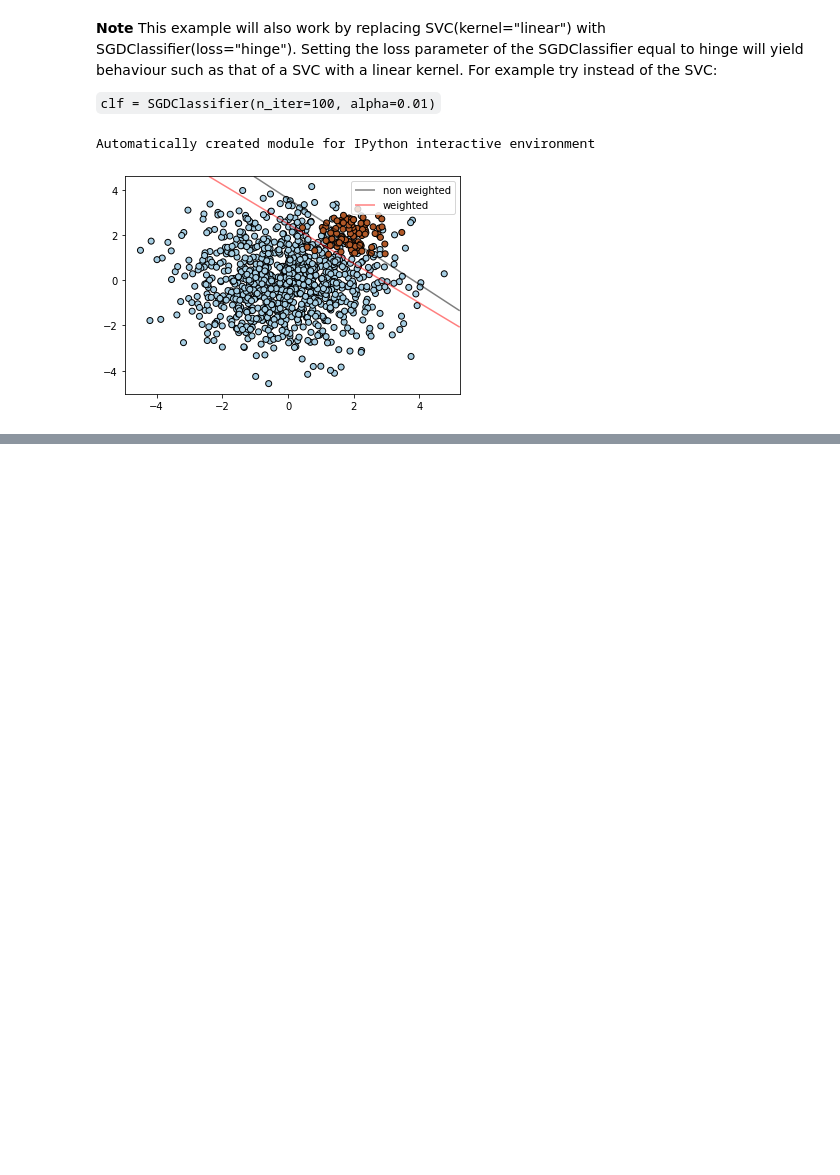
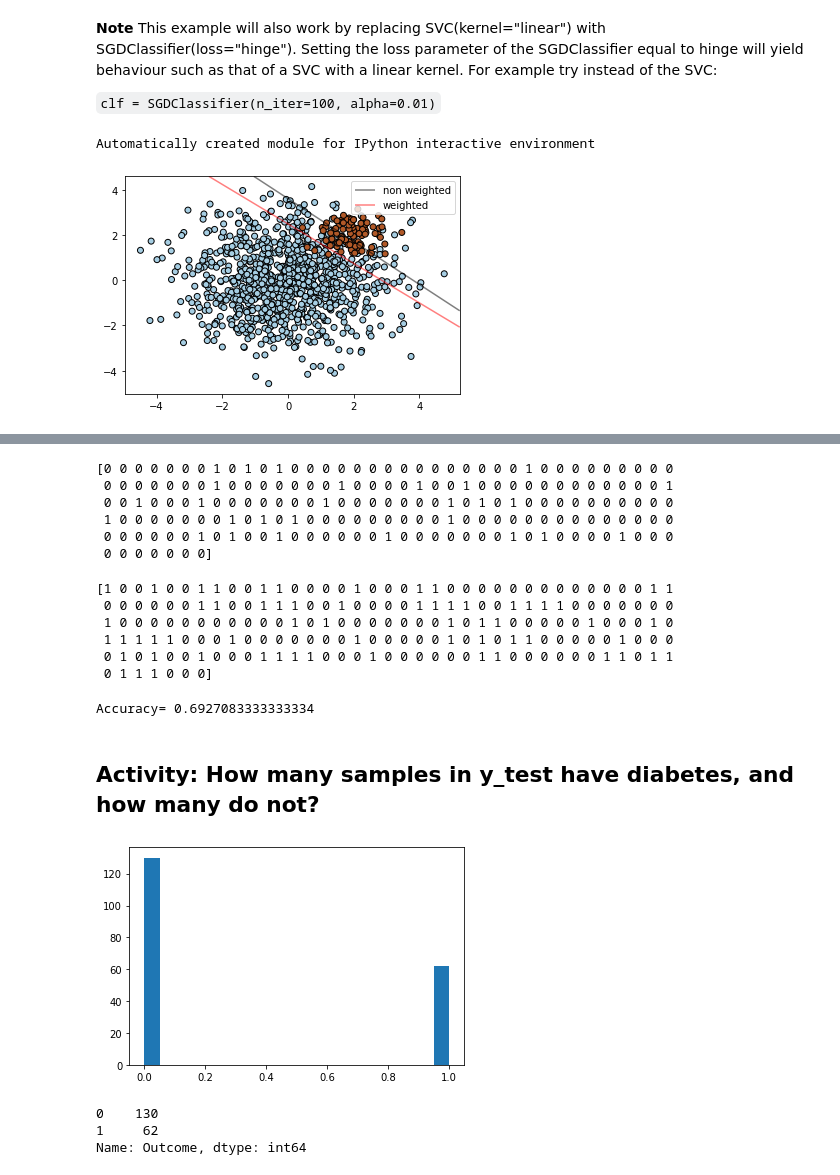
Before and after one commit to SamuelFolledo/DS2.1-Machine-Learning, a Jupyter notebook: classwork/Day 1 - 3.ipynb, the cells around one changed output, grey strips where cells are left out. Cells and saved outputs as stored; diff of their text form; code cells hidden in the pictures; blank space fills up the shorter version.

```diff
--- a/classwork/Day 1 - 3.ipynb
+++ b/classwork/Day 1 - 3.ipynb
@@ -1070,0 +1110,21 @@ Automatically created module for IPython interactive environment
+# %%
+import pandas as pd
+from sklearn.model_selection import train_test_split
+
+#1- Load the dataset
+pima = pd.read_csv('dataset/diabetes.csv')
+
+#2- Use these features
+feature_cols = ['Pregnancies', 'Insulin', 'BMI', 'Age']
+
+# X is a matrix, access the features we want in feature_cols
+X = pima[feature_cols] #feature matrix
+
+# y is a vector, hence we use dot to access 'label'
+y = pima['Outcome']
+
+# split X and y into training and testing sets
+X_train, X_test, y_train, y_test = train_test_split(X, y, test_size=0.25, random_state=0) #split data such that 75% of data is to train, and 25% of data is for testing. Random_state //33m
+
+y_test.value_counts()
+# print("X_train=", X_train, "\nX_test=", X_test, "y_train=", y_train, "y_test=", y_test)
@@ -1070,0 +1162,46 @@ Automatically created module for IPython interactive environment
+# %%
+y_pred = logreg.predict(X_test)
+
+print(y_pred) #based on the remaining 192 people (y_pred), 0 means they are okay
+# %% [output]
+[0 0 0 0 0 0 0 1 0 1 0 1 0 0 0 0 0 0 0 0 0 0 0 0 0 0 0 1 0 0 0 0 0 0 0 0 0
+ 0 0 0 0 0 0 0 1 0 0 0 0 0 0 0 1 0 0 0 0 1 0 0 1 0 0 0 0 0 0 0 0 0 0 0 0 1
+ 0 0 1 0 0 0 1 0 0 0 0 0 0 0 1 0 0 0 0 0 0 0 1 0 1 0 1 0 0 0 0 0 0 0 0 0 0
+ 1 0 0 0 0 0 0 0 1 0 1 0 1 0 0 0 0 0 0 0 0 0 1 0 0 0 0 0 0 0 0 0 0 0 0 0 0
+ 0 0 0 0 0 0 1 0 1 0 0 1 0 0 0 0 0 0 1 0 0 0 0 0 0 0 1 0 1 0 0 0 0 1 0 0 0
+ 0 0 0 0 0 0 0]
+# %%
+print(y_test.values.T)
+# %% [output]
+[1 0 0 1 0 0 1 1 0 0 1 1 0 0 0 0 1 0 0 0 1 1 0 0 0 0 0 0 0 0 0 0 0 0 0 1 1
+ 0 0 0 0 0 0 1 1 0 0 1 1 1 0 0 1 0 0 0 0 1 1 1 1 0 0 1 1 1 1 0 0 0 0 0 0 0
+ 1 0 0 0 0 0 0 0 0 0 0 0 1 0 1 0 0 0 0 0 0 0 1 0 1 1 0 0 0 0 0 1 0 0 0 1 0
+ 1 1 1 1 1 0 0 0 1 0 0 0 0 0 0 0 1 0 0 0 0 0 1 0 1 0 1 1 0 0 0 0 0 1 0 0 0
+ 0 1 0 1 0 0 1 0 0 0 1 1 1 1 0 0 0 1 0 0 0 0 0 0 1 1 0 0 0 0 0 0 1 1 0 1 1
+ 0 1 1 1 0 0 0]
+# %%
+correct = 0
+for i in range(len(y_pred)):
+    if y_pred.tolist()[i] == y_test.tolist()[i]:
+        correct+=1
+print("Accuracy=", correct / len(y_pred))
+# %% [output]
+Accuracy= 0.6927083333333334
+# %% [markdown]
+## Activity: How many samples in y_test have diabetes, and how many do not?
+# %%
+import matplotlib.pyplot as plt
+import pandas as pd
+
+# create and plot a histogram based on y_test
+plt.hist(y_test, bins=20)
+plt.show()
+
+# count how many are 0 and 1 (no diabetes, has diabetes)
+y_test_pd_series = pd.Series(y_test)
+y_test_pd_series.value_counts()
+# %% [output]
+[figure, added]
+0    130
+1     62
+Name: Outcome, dtype: int64
```
Also changed, not shown: parts of 16 cells of this notebook.
